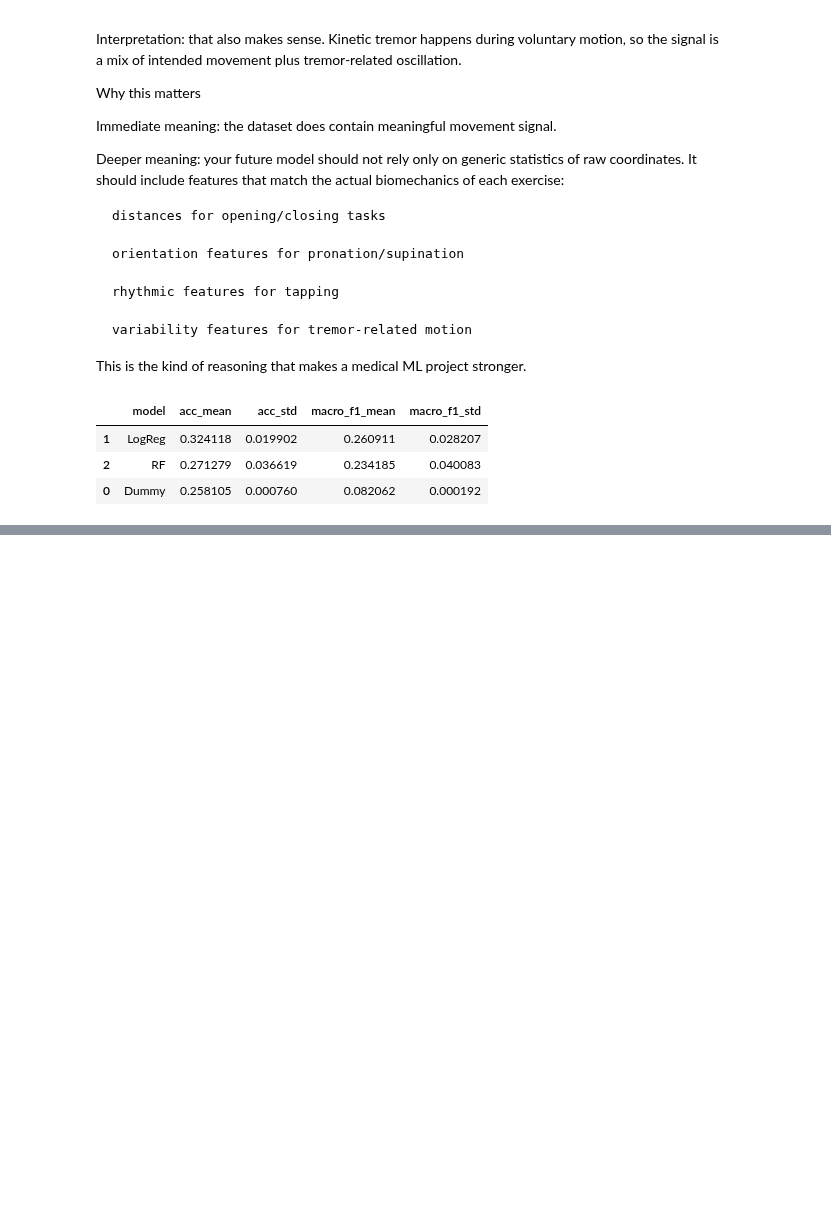
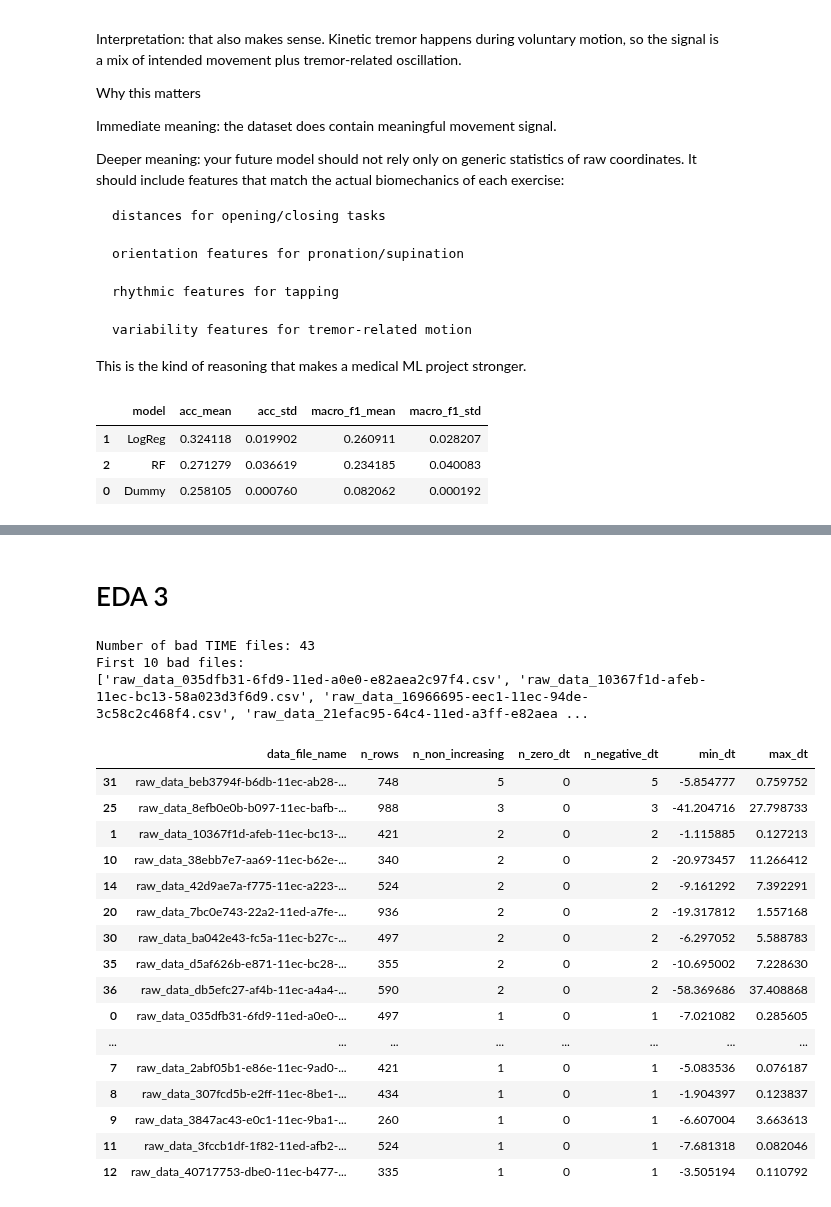
Before and after one commit to Dzuy123/ParkinsonsTremorClassification, a Jupyter notebook: parkinson_eda.ipynb, the cells around one changed output, grey strips where cells are left out. Cells and saved outputs as stored; diff of their text form; code cells hidden in the pictures; blank space fills up the shorter version.

```diff
--- a/parkinson_eda.ipynb
+++ b/parkinson_eda.ipynb
@@ -1158,0 +1339,58 @@ Clinical metadata, particularly physician-rated motor severity, carries non-negl
+# %% [markdown]
+# EDA 3
+# %%
+
+
+# Bad time files
+
+'''
+Check Whether the issue is mostly:
+- duplicated timestamps,
+- tiny local reversals,
+- or big resets.
+
+=> how we handle derivatives later.
+'''
+
+bad_files = raw_summary.loc[~raw_summary["time_strictly_increasing"], "data_file_name"].tolist()
+print("Number of bad TIME files:", len(bad_files))
+print("First 10 bad files:")
+print(bad_files[:10])
+
+def inspect_time_problem(file_name):
+    df = pd.read_csv(os.path.join(RAW_DIR, file_name), usecols=["TIME"])
+    t = df["TIME"].to_numpy()
+    dt = np.diff(t)
+    return {
+        "data_file_name": file_name,
+        "n_rows": len(df),
+        "n_non_increasing": int(np.sum(dt <= 0)),
+        "n_zero_dt": int(np.sum(dt == 0)),
+        "n_negative_dt": int(np.sum(dt < 0)),
+        "min_dt": float(dt.min()) if len(dt) else np.nan,
+        "max_dt": float(dt.max()) if len(dt) else np.nan,
+    }
+
+bad_time_df = pd.DataFrame([inspect_time_problem(f) for f in bad_files])
+display(bad_time_df.sort_values(["n_negative_dt", "n_zero_dt"], ascending=False).head(20))
+# %% [output]
+Number of bad TIME files: 43
+First 10 bad files:
+['raw_data_035dfb31-6fd9-11ed-a0e0-e82aea2c97f4.csv', 'raw_data_10367f1d-afeb-11ec-bc13-58a023d3f6d9.csv', 'raw_data_16966695-eec1-11ec-94de-3c58c2c468f4.csv', 'raw_data_21efac95-64c4-11ed-a3ff-e82aea ...
+|  | data_file_name | n_rows | n_non_increasing | n_zero_dt | n_negative_dt | min_dt | max_dt |
+| 31 | raw_data_beb3794f-b6db-11ec-ab28-... | 748 | 5 | 0 | 5 | -5.854777 | 0.759752 |
+| 25 | raw_data_8efb0e0b-b097-11ec-bafb-... | 988 | 3 | 0 | 3 | -41.204716 | 27.798733 |
+| 1 | raw_data_10367f1d-afeb-11ec-bc13-... | 421 | 2 | 0 | 2 | -1.115885 | 0.127213 |
+| 10 | raw_data_38ebb7e7-aa69-11ec-b62e-... | 340 | 2 | 0 | 2 | -20.973457 | 11.266412 |
+| 14 | raw_data_42d9ae7a-f775-11ec-a223-... | 524 | 2 | 0 | 2 | -9.161292 | 7.392291 |
+| 20 | raw_data_7bc0e743-22a2-11ed-a7fe-... | 936 | 2 | 0 | 2 | -19.317812 | 1.557168 |
+| 30 | raw_data_ba042e43-fc5a-11ec-b27c-... | 497 | 2 | 0 | 2 | -6.297052 | 5.588783 |
+| 35 | raw_data_d5af626b-e871-11ec-bc28-... | 355 | 2 | 0 | 2 | -10.695002 | 7.228630 |
+| 36 | raw_data_db5efc27-af4b-11ec-a4a4-... | 590 | 2 | 0 | 2 | -58.369686 | 37.408868 |
+| 0 | raw_data_035dfb31-6fd9-11ed-a0e0-... | 497 | 1 | 0 | 1 | -7.021082 | 0.285605 |
+| ... | ... | ... | ... | ... | ... | ... | ... |
+| 7 | raw_data_2abf05b1-e86e-11ec-9ad0-... | 421 | 1 | 0 | 1 | -5.083536 | 0.076187 |
+| 8 | raw_data_307fcd5b-e2ff-11ec-8be1-... | 434 | 1 | 0 | 1 | -1.904397 | 0.123837 |
+| 9 | raw_data_3847ac43-e0c1-11ec-9ba1-... | 260 | 1 | 0 | 1 | -6.607004 | 3.663613 |
+| 11 | raw_data_3fccb1df-1f82-11ed-afb2-... | 524 | 1 | 0 | 1 | -7.681318 | 0.082046 |
+| 12 | raw_data_40717753-dbe0-11ec-b477-... | 335 | 1 | 0 | 1 | -3.505194 | 0.110792 |
```
Also changed, not shown: parts of 8 cells of this notebook.
